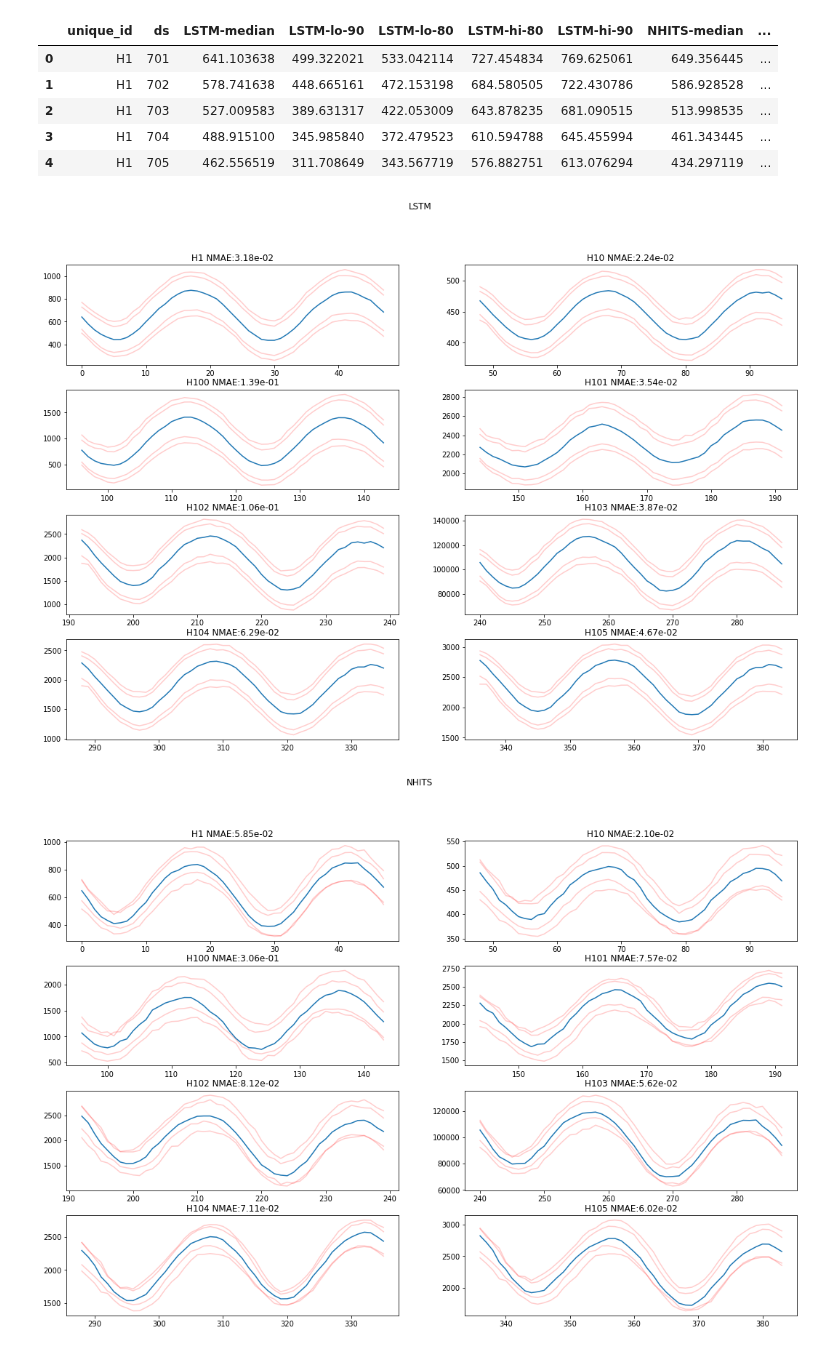
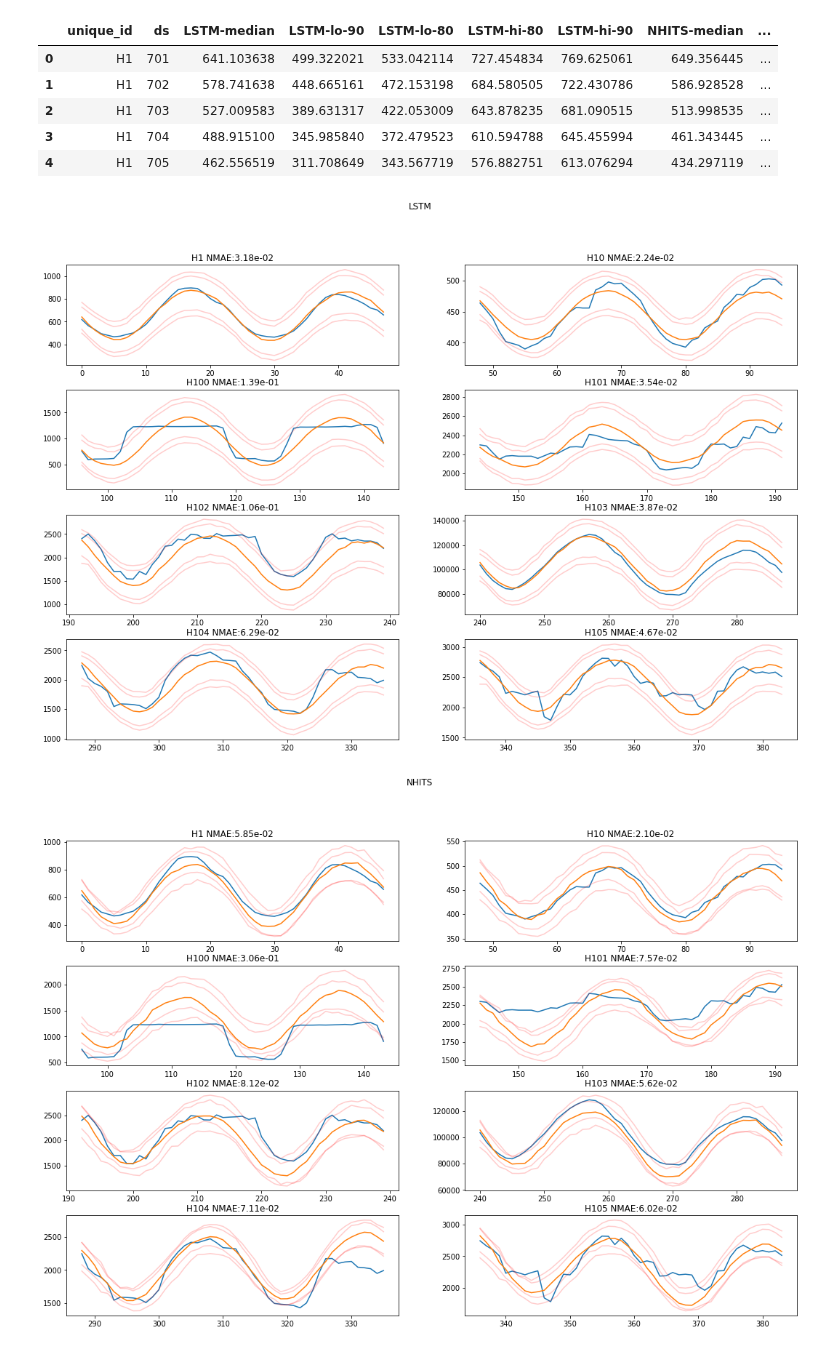
Before and after one commit to nepslor/teaching, a Jupyter notebook: TimeSeriesForecasting/advanced_models.ipynb, the cells around one changed output. Drawn from its saved outputs; the diff is of its cells as text; code cells hidden in the pictures.

```diff
--- a/TimeSeriesForecasting/advanced_models.ipynb
+++ b/TimeSeriesForecasting/advanced_models.ipynb
@@ -201,19 +201,19 @@ forecasts.head()
 # %%
 def plot_results(model):
   q_names = ['lo-90','lo-80','hi-90','hi-80']
   fig, ax = plt.subplots(4, 2, figsize=(18, 12))
   plt.subplots_adjust(hspace=0.25)
   for uid, a in zip(df_tr['unique_id'].unique(), ax.ravel()):
       y_te = df_te.loc[df_te['unique_id'] == uid, 'y_test']
       y_hat = forecasts.loc[forecasts['unique_id'] == uid, '{}-median'.format(model)]
-      #y_te.plot(ax=a)
+      y_te.plot(ax=a)
       [a.plot(forecasts.loc[forecasts['unique_id'] == uid, '{}-{}'.format(model, q_str)], color='red', alpha=0.2) for q_str in q_names]
       y_hat.plot(ax=a)
       a.set_title('{} NMAE:{:0.2e}'.format(uid,nmae(y_te.values.ravel(), y_hat.values.ravel())))
   plt.suptitle(model)
 
 plot_results('LSTM')
 plot_results('NHITS')
 # %% [output]
-[figure, old version]
+[figure, new version]
-[figure, old version]
+[figure, new version]
```
